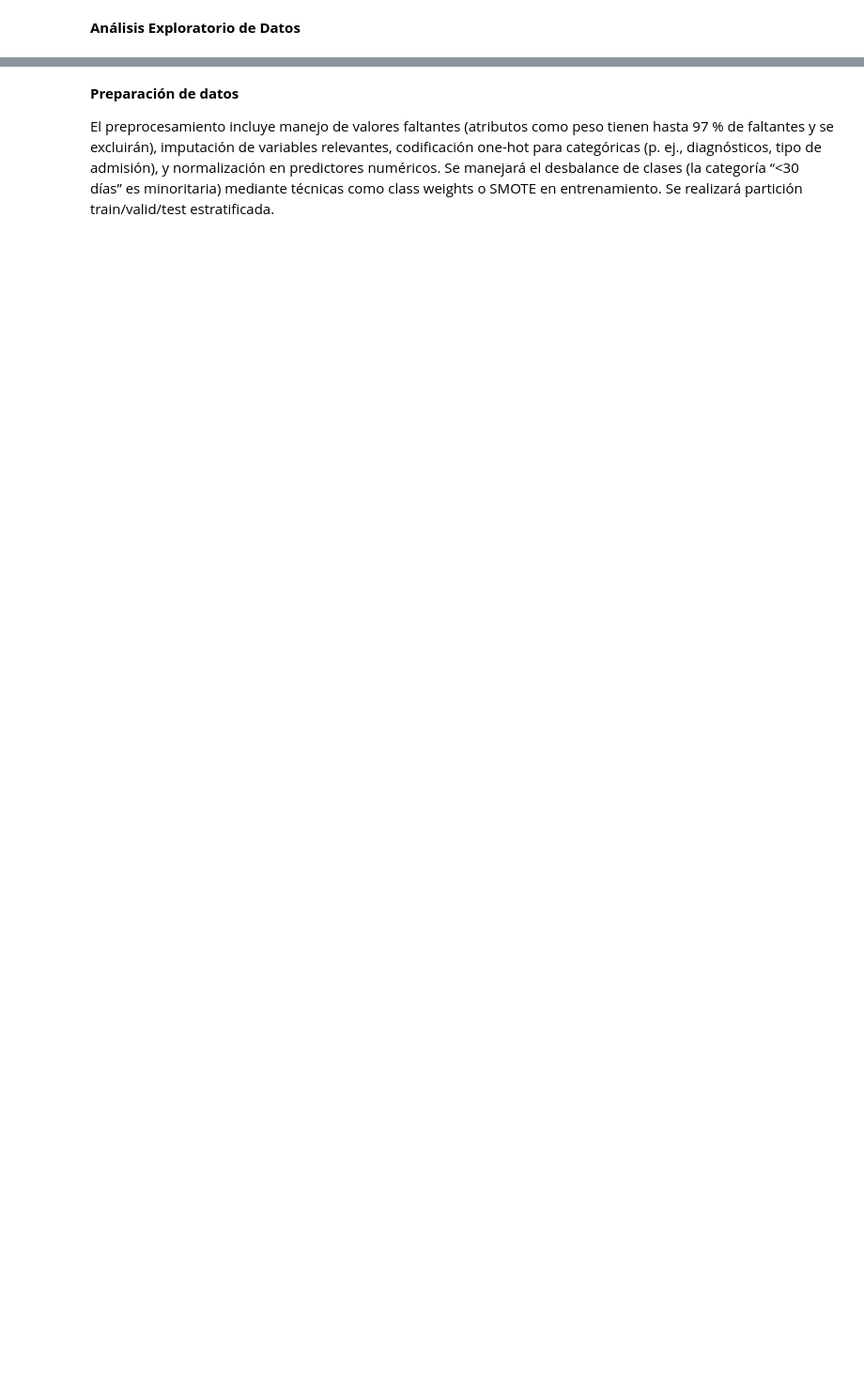
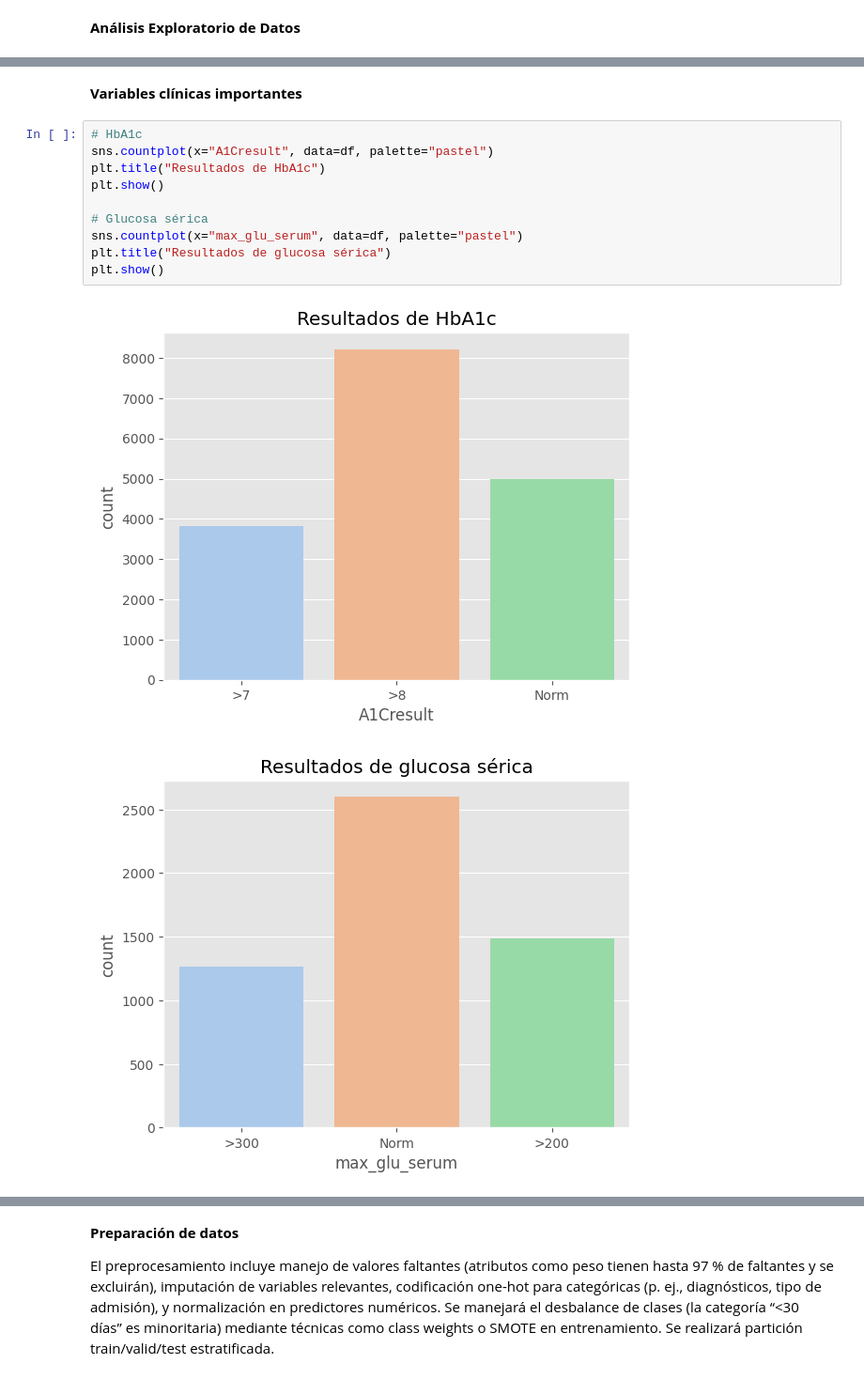
Before and after one commit to crojasce/ProyectoBE, a Jupyter notebook: Copia_de_ML_BioSta_PROYECTO_Diabetes_CR_JM_JR.ipynb, the cells around one changed output, grey strips where cells are left out. Shown at 94% size. Drawn from its saved outputs; the diff is of its cells as text; blank space fills up the shorter version.

```diff
--- a/Copia_de_ML_BioSta_PROYECTO_Diabetes_CR_JM_JR.ipynb
+++ b/Copia_de_ML_BioSta_PROYECTO_Diabetes_CR_JM_JR.ipynb
@@ -166,0 +321,15 @@ df.head()
+# %% [markdown]
+**Variables clínicas importantes**
+# %%
+# HbA1c
+sns.countplot(x="A1Cresult", data=df, palette="pastel")
+plt.title("Resultados de HbA1c")
+plt.show()
+
+# Glucosa sérica
+sns.countplot(x="max_glu_serum", data=df, palette="pastel")
+plt.title("Resultados de glucosa sérica")
+plt.show()
+# %% [output]
+[figure, added]
+[figure, added]
```
Also changed, not shown: parts of 46 cells of this notebook.
